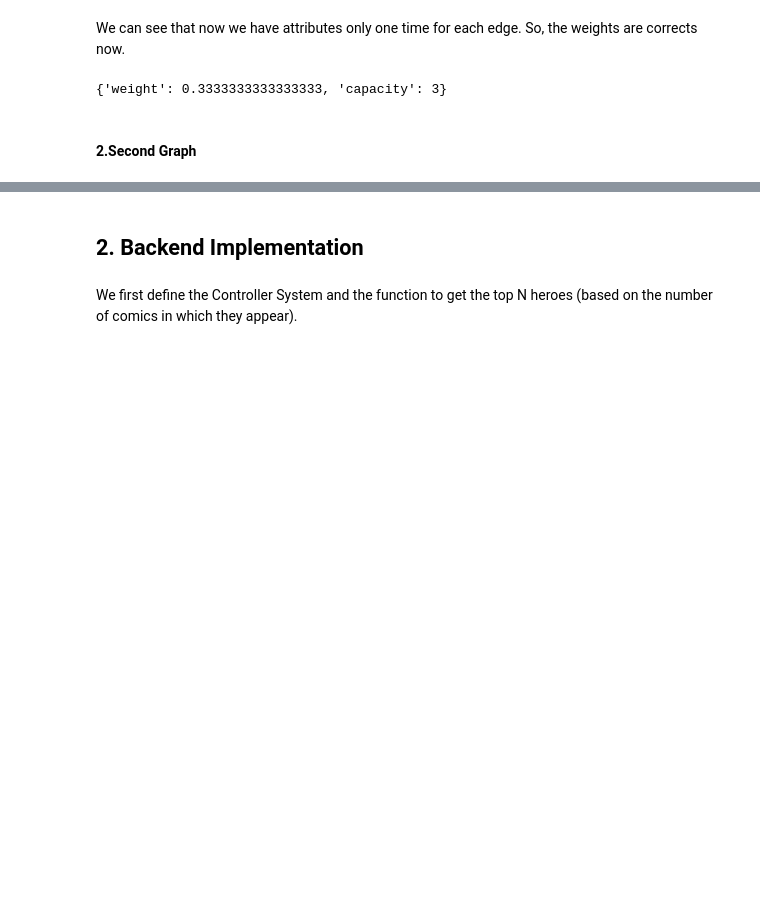
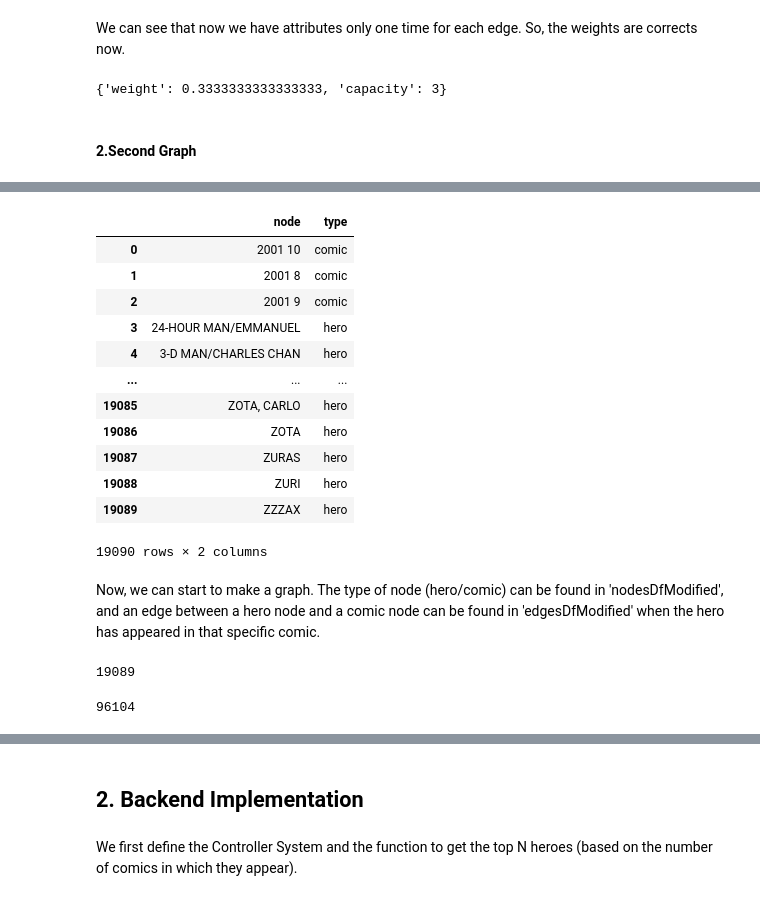
Before and after one commit to Vah1d/Superhero-Graph-Analysis, a Jupyter notebook: main.ipynb, the cells around one changed output, grey strips where cells are left out. Saved outputs shown, nothing was run; the diff lists cells and outputs as text; code cells hidden in the pictures; blank space fills up the shorter version.

```diff
--- a/main.ipynb
+++ b/main.ipynb
@@ -306,0 +209,18 @@ nodesDf.to_csv(r'./Data/nodesModified.csv', index=False , header = True)
+# %%
+nodesModified
+# %% [output]
+|  | node | type |
+| 0 | 2001 10 | comic |
+| 1 | 2001 8 | comic |
+| 2 | 2001 9 | comic |
+| 3 | 24-HOUR MAN/EMMANUEL | hero |
+| 4 | 3-D MAN/CHARLES CHAN | hero |
+| ... | ... | ... |
+| 19085 | ZOTA, CARLO | hero |
+| 19086 | ZOTA | hero |
+| 19087 | ZURAS | hero |
+| 19088 | ZURI | hero |
+| 19089 | ZZZAX | hero |
+19090 rows × 2 columns
+# %% [markdown]
+Now, we can start to make a graph. The type of node (hero/comic) can be found in 'nodesDfModified', and an edge between a hero node and a comic node can be found in 'edgesDfModified' when the hero has appeared in that specific comic.
@@ -306,0 +234,10 @@ nodesDf.to_csv(r'./Data/nodesModified.csv', index=False , header = True)
+# %%
+# Number of nodes
+len(list(secondGraph.nodes))
+# %% [output]
+19089
+# %%
+# Number of edges
+len(list(secondGraph.edges))
+# %% [output]
+96104
```
Also changed, not shown: parts of 41 cells of this notebook, 1 other file.
